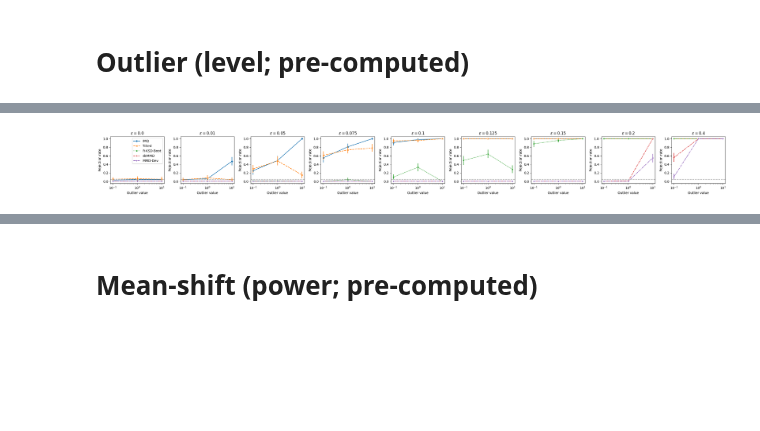
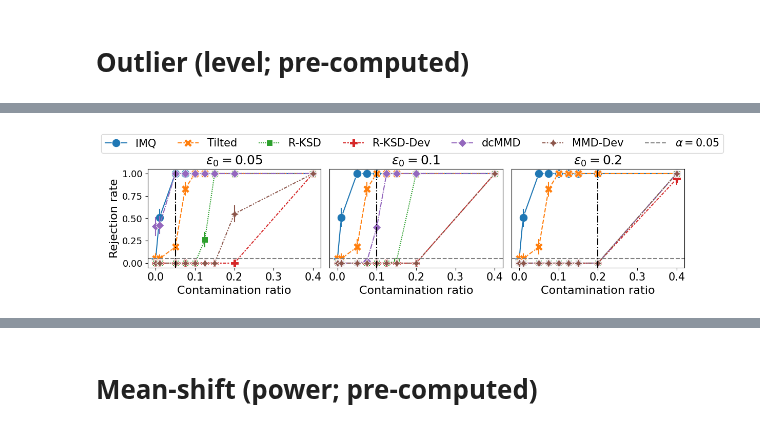
Before and after one commit to XingLLiu/robust-kernel-test, a Jupyter notebook: notebooks/gaussian.ipynb, the cells around one changed output, grey strips where cells are left out. Saved outputs shown, nothing was run; the diff lists cells and outputs as text; code cells hidden in the pictures; blank space fills up the shorter version.

Commit message:
remove redundant plots

```diff
--- a/notebooks/gaussian.ipynb
+++ b/notebooks/gaussian.ipynb
@@ -19,3 +19,5 @@ import src.exp_utils as exp_utils
 import experiments.efm as exp_efm
 import experiments.kef as exp_kef
 from experiments.rbm import parallel_optimize
+
+plt.rcParams["mathtext.fontset"] = "cm"
@@ -1065,8 +35,9 @@ eps_ls = list(res_stats_ol[ol_ls[0]].keys())
 # %%
 methods = {
-    "standard": "IMQ", "tilted": "Tilted", "tilted_r_boot": "R-KSD", "tilted_r_dev": "R-KSD-Dev", #"tilted_r_bootmax": "R-KSD-BootMax",
+    "standard": "IMQ-KSD", "tilted": "Tilted-KSD", "tilted_r_boot": "R-KSD",
     "dcmmd": "dcMMD",
     "devmmd": "MMD-Dev",
+    "tilted_r_boot_wild": "R-KSD-Wild"
 }
 
 def convert_df_ol(res_stats_ol):
@@ -1077,12 +48,13 @@ def convert_df_ol(res_stats_ol):
         for eps in eps_ls:
             rr = res_stats_ol[ol][eps]
             for method, lab in methods.items():
-                rej = rr[method]["rej"]
-                res_df["rej"].extend(rej)
-                res_df["ol"].extend([ol] * len(rej))
-                res_df["eps"].extend([eps] * len(rej))
-                res_df["theta"].extend(rr["tilted_r_bootmax"]["theta"])
-                res_df["method"].extend([lab] * len(rej))
+                if method in rr.keys():
+                    rej = rr[method]["rej"]
+                    res_df["rej"].extend(rej)
+                    res_df["ol"].extend([ol] * len(rej))
+                    res_df["eps"].extend([eps] * len(rej))
+                    res_df["theta"].extend(rr["tilted_r_bootmax"]["theta"])
+                    res_df["method"].extend([lab] * len(rej))
 
     res_df = pd.DataFrame(res_df)
     return res_df
@@ -1091,24 +136,52 @@ res_df = convert_df_ol(res_stats_ol)
 # %%
-# plot
-_, axes = plt.subplots(ncols=len(eps_ls), nrows=1, figsize=(3*len(eps_ls), 3))
+# level plot
+eps0_ls_plot = [0.05, 0.1, 0.2]
+ol_plot = 10.
 
-for i, eps in enumerate(eps_ls):
+fig, axes = plt.subplots(ncols=len(eps0_ls_plot), figsize=(4.5*len(eps0_ls_plot), 2.5))
+
+for i, eps0 in enumerate(eps0_ls_plot):
+    # change theta
+    res_ol_new = copy.deepcopy(res_stats_ol)
+    # res_new_wild = copy.deepcopy(res_stats_wild)
+    for ol in ol_ls:
+        for eps in eps_ls:
+            tau = jnp.array(res_ol_new[ol][eps]["tilted_r_bootmax"]["tau"])
+            theta_new = eps0 * tau**0.5
+
+            res_ol_new[ol][eps] = exp_utils.change_theta(
+                res_ol_new[ol][eps], ["tilted_r_boot", "tilted_r_dev", "dcmmd", "devmmd"], theta_new, eps0)
+
+            # # wild bootstrap
+            # res_new_wild[ol][eps] = exp_utils.change_theta(
+            #     res_new_wild[ol][eps], ["tilted_r_boot"], theta_new, eps0)
+            # res_ol_new[ol][eps]["tilted_r_boot_wild"] = res_new_wild[ol][eps]["tilted_r_boot"]
+
+
+    res_df = convert_df_ol(res_ol_new)
+
+    # plot
     ax = axes[i]
-    res_df_sub = res_df.loc[res_df.eps == eps]
+    res_df_sub = res_df.loc[res_df.ol == ol_plot]
 
-    sns.lineplot(ax=ax, data=res_df_sub, x="ol", y="rej", hue="method", style="method", markers=True, err_style="bars")
+    _ = sns.lineplot(ax=ax, data=res_df_sub, x="eps", y="rej", hue="method", style="method", markers=True, err_style="bars", markersize=12)
+    ax.axhline(0.05, linestyle="--", color="grey", label=r"$\alpha = 0.05$")
+    ax.axvline(eps0, linestyle="-.", color="k")
 
-    ax.axhline(0.05, linestyle="--", color="grey")
-    ax.set_xscale("log")
     ax.set_ylim(-0.05, 1.05)
-    ax.set_xlabel("Outlier value")
-    ax.set_ylabel("Rejection rate")
-    ax.set_title(rf"$\epsilon={eps}$")
+    ax.tick_params(axis="both", labelsize=13)
+    ax.xaxis.set_tick_params(labelsize=15)
+    ax.set_xlabel("Contamination ratio", fontsize=16)
+    ax.set_ylabel("Rejection rate", fontsize=16)
+    ax.set_title(rf"$\epsilon_0={eps0}$", fontsize=18)
     ax.legend([],[], frameon=False)
+    if i > 0:
+        ax.get_yaxis().set_ticks([])
+        ax.set_ylabel("")
 
-# # ax.legend(loc="center left", bbox_to_anchor=(1, 0.5))
-axes[0].legend()
+lgd = axes[0].legend(bbox_to_anchor=(-0.3, 1.11, 1, 0.2), loc="lower left", ncol=7, fontsize=15)
 plt.tight_layout()
-# # plt.savefig("../figs/robust/rej_ol.pdf")
+plt.subplots_adjust(wspace=0.05)
+# plt.savefig("../figs/robust/rej_ol_dev.pdf", bbox_extra_artists=(lgd,), bbox_inches="tight")
 # %% [output]
-[figure, old version]
+[figure, new version]
```
Also changed, not shown: parts of 79 cells of this notebook, 15 other files.
